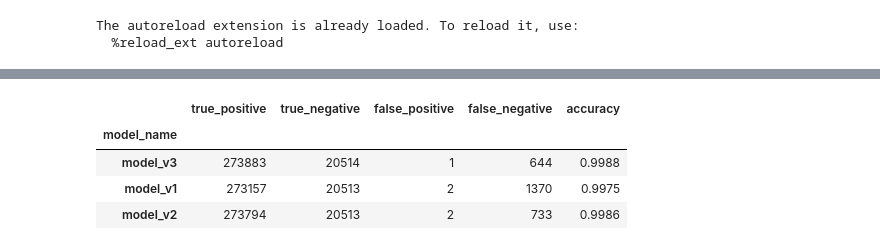
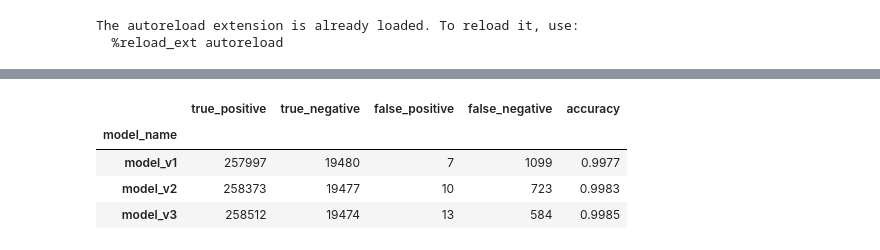
Before and after one commit to pipparichter/frugal, a Jupyter notebook: notebooks/results.ipynb, the cells around one changed output, grey strips where cells are left out. Saved outputs shown, nothing was run; the diff lists cells and outputs as text; code cells hidden in the pictures.

```diff
--- a/notebooks/results.ipynb
+++ b/notebooks/results.ipynb
@@ -22,11 +22,9 @@ The autoreload extension is already loaded. To reload it, use:
   %reload_ext autoreload
 # %%
 test_results_df = pd.read_csv('../data/results/dataset_test_predict.csv', index_col=0)
-test_results_df = test_results_df.merge(pd.read_csv('../data/datasets/dataset_test.csv', index_col=0), left_index=True, right_index=True)
-test_results_df = test_results_df[test_results_df.domain != 'Viruses'].copy()
+test_results_df = test_results_df.merge(pd.read_csv('../data/datasets/dataset_test.csv', index_col=0), left_index=True, right_index=True, how='left')
 
 train_results_df = pd.read_csv('../data/results/dataset_train_predict.csv', index_col=0)
-train_results_df = train_results_df.merge(pd.read_csv('../data/datasets/dataset_train.csv', index_col=0), left_index=True, right_index=True)
-train_results_df = train_results_df[train_results_df.domain != 'Viruses'].copy()
+train_results_df = train_results_df.merge(pd.read_csv('../data/datasets/dataset_train.csv', index_col=0), left_index=True, right_index=True, how='left')
 # %%
 results_df = pd.concat([train_results_df, test_results_df])
@@ -33,34 +47,34 @@ results_df = pd.concat([train_results_df, test_results_df])
 # %%
 def table_1(results_df:pd.DataFrame, path:str=None):
 
     model_names = [os.path.basename(path).replace('.pkl', '') for path in glob.glob('../models/*pkl')]
 
     table_df = list()
     for model_name in model_names:
         row = dict()
         row['model_name'] = model_name
 
         tn, fp, fn, tp = confusion_matrix(results_df['label'], results_df[f'{model_name}_label']).ravel()
         row['true_positive'] = tp
         row['true_negative'] = tn
         row['false_positive'] = fp
         row['false_negative'] = fn
         row['accuracy'] = np.round(balanced_accuracy_score(results_df.label, results_df[f'{model_name}_label']), 4)
         table_df.append(row)
 
     table_df = pd.DataFrame(table_df).set_index('model_name')
     table_df = table_df.sort_values('false_positive')
 
     # dfi.export(table_df, path, table_conversion='matplotlib')
     return table_df
 
-table_1(train_results_df)
+table_1(results_df)
 # %% [output]
 |  | true_positive | true_negative | false_positive | false_negative | accuracy |
 | model_name |  |  |  |  |  |
-| model_v3 | 273883 | 20514 | 1 | 644 | 0.9988 |
-| model_v1 | 273157 | 20513 | 2 | 1370 | 0.9975 |
-| model_v2 | 273794 | 20513 | 2 | 733 | 0.9986 |
+| model_v1 | 257997 | 19480 | 7 | 1099 | 0.9977 |
+| model_v2 | 258373 | 19477 | 10 | 723 | 0.9983 |
+| model_v3 | 258512 | 19474 | 13 | 584 | 0.9985 |
 # %%
 model_name = 'model_v3'
 train_results_df = train_results_df.rename(columns={col:col.replace(model_name, 'model') for col in train_results_df.columns})
```
Also changed, not shown: parts of 16 cells of this notebook, 9 other files.
